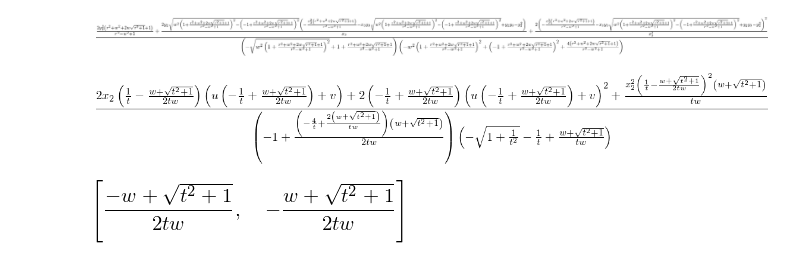
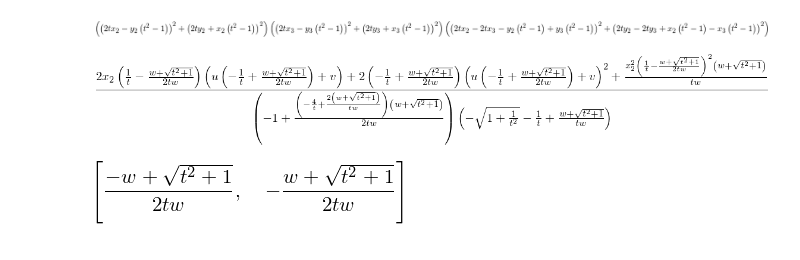
Before and after one commit to danft/MCE, a Jupyter notebook: maths.ipynb, the cells around one changed output. Cells and saved outputs as stored; diff of their text form; code cells hidden in the pictures.

```diff
--- a/maths.ipynb
+++ b/maths.ipynb
@@ -1,47 +1,40 @@
 # %%
 from sympy import *
 init_printing()
-# %%
-#A = Symbol('A')
-a = Symbol('a')
-b = Symbol('b')
-C = 1
-q = Symbol('q')
-x2 = Symbol('x2')
-y2 = Symbol('y2')
-x3 = Symbol('x3')
-y3 = Symbol('y3')
-x = Symbol('x')
-y = Symbol('y')
-r = Symbol('r')
-
-#w = (a**2-b**2)/(a**2+b**2)
-w = Symbol('w')
-
-A = (r**2 + w**2 + 2*w * sqrt(r**2 + 1) + 1)/(r**2 - w**2 + 1)
-B = sqrt(w**2*(A+C)**2 - (A-C)**2)
-
-
-E = -C*y2
-D = -(A*x3**2 + B*x3*y3 + C*(y3**2-y2*y3))/x3
-
-#x = -(D+E)/(A+B+C)
-#y = -(D+E)/(A+B+C)
-x=-D/A
-#y=y3
-#y = 0
-H = (A+C - sqrt((A-C)**2 + B**2))
-
-e = (2*(A*E**2 - B*D*E + C*D**2)/(4*A*C-B**2))/H
-
-e#simplify(H)
-#H = 2*((B*y +D)**2 - 4*A*(C*y**2 + E*y))
-
-#Z = (A-C)**2*q**2-B**2
-#solve(Z, A)
-#simplify(Z)
-# %% [output]
-[figure, removed]
+# %%
+#A = Symbol('A')
+a = Symbol('a')
+b = Symbol('b')
+C = 1
+q = Symbol('q')
+x2 = Symbol('x2')
+y2 = Symbol('y2')
+x3 = Symbol('x3')
+y3 = Symbol('y3')
+x = Symbol('x')
+y = Symbol('y')
+r = Symbol('r')
+
+#w = (a**2-b**2)/(a**2+b**2)
+w = Symbol('w')
+t = Symbol('t')
+
+co = t**2 - 1
+si = 2*t
+
+px2 = x2 * co + y2 * si
+py2 = x2 * si - y2 * co
+
+px3 = x3 * co + y3 * si
+py3 = x3 * si - y3 * co
+
+e1 = px2**2 + py2**2
+e2 = px3**2 + py3**2
+e3 = (px2-px3)**2 + (py2-py3)**2
+e = e1 * e2 * e3
+simplify(e)
+# %% [output]
+[figure, added]
 # %%
 #second try
 
```
Also changed, not shown: 13 other files.
